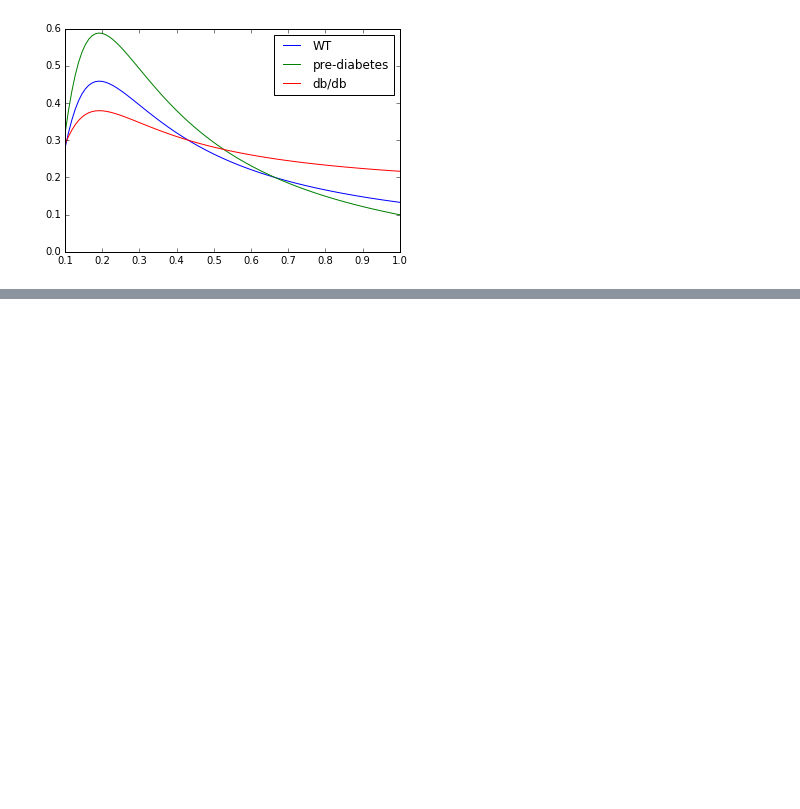
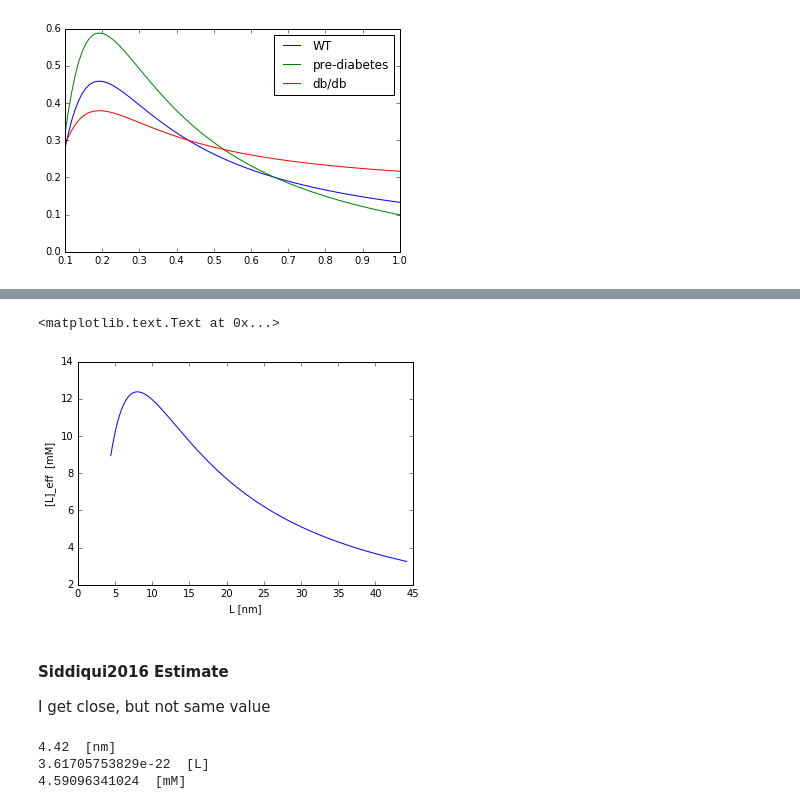
Before and after one commit to huskeypm/preliminary_data, a Jupyter notebook: R01/R01_CN_simdata.ipynb, the cells around one changed output, grey strips where cells are left out. Drawn from its saved outputs; the diff is of its cells as text; code cells hidden in the pictures; blank space fills up the shorter version.

```diff
--- a/R01/R01_CN_simdata.ipynb
+++ b/R01/R01_CN_simdata.ipynb
@@ -36,0 +61,2 @@ plt.gcf().savefig("test.png",dpi=300)
+# %%
+nm3_to_L =1e-24
@@ -36,0 +81,33 @@ plt.gcf().savefig("test.png",dpi=300)
+# %%
+M_to_mM=1e3
+M_to_uM=1e6
+
+
+D = 40. *Ang_to_nm   # binding site distance [nm]
+res = 13
+L_per_res = 3.4 # [A]
+Lmin = res*L_per_res * Ang_to_nm  # tether length [nm]
+Lmax = Lmin * 10
+Ls = np.linspace(Lmin,Lmax,1000)
+plt.plot(Ls, G_DZL(zeta,D,Ls)* cLim*M_to_mM)
+plt.xlabel("L [nm]")
+plt.ylabel("[L]_eff  [mM]")
+# %% [output]
+<matplotlib.text.Text at 0x...>
+[figure, added]
+# %% [markdown]
+#### Siddiqui2016 Estimate
+I get close, but not same value
+# %%
+# Residues 134-147, 3.4 A/res
+r=(147-134)*3.4
+print r*Ang_to_nm, " [nm]"
+A3_to_L = 1e-27
+V = 4/3. * np.pi*r**3  * A3_to_L # V [L]
+print V, " [L]"
+conc = 1/6.022e23/V
+print conc* M_to_mM, " [mM]"
+# %% [output]
+4.42  [nm]
+3.61705753829e-22  [L]
+4.59096341024  [mM]
```
Also changed, not shown: parts of 8 cells of this notebook.
